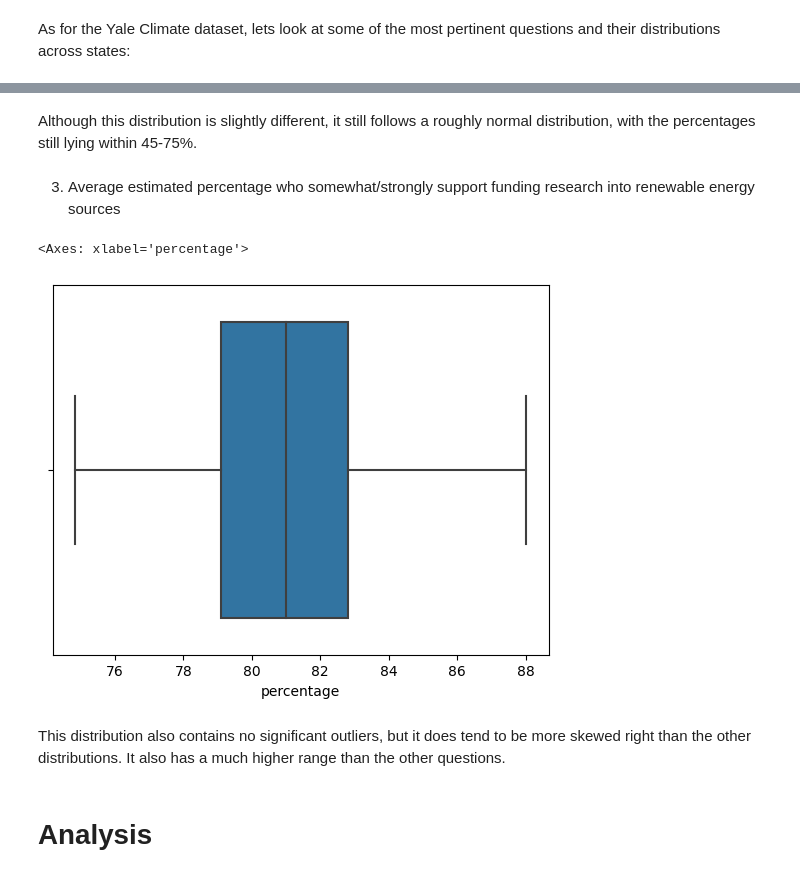
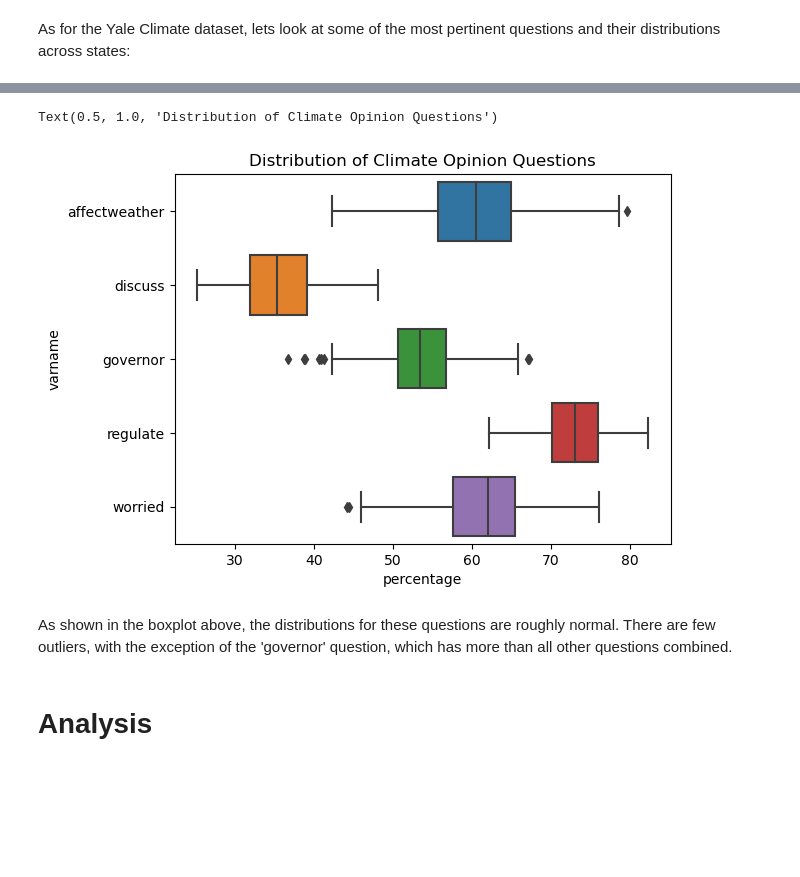
Before and after one commit to ncolebank12/math189-proj, a Jupyter notebook: project.ipynb, the cells around one changed output, grey strips where cells are left out. Drawn from its saved outputs; the diff is of its cells as text; code cells hidden in the pictures; blank space fills up the shorter version.

Commit message:
Added data info, annotated analysis and eda sections

```diff
--- a/project.ipynb
+++ b/project.ipynb
@@ -761,15 +743,12 @@ sns.boxplot(data=worried, x='percentage')
-# %% [markdown]
-Although this distribution is slightly different, it still follows a roughly normal distribution, with the percentages still lying within 45-75%.
-# %% [markdown]
-3. Average estimated percentage who somewhat/strongly support funding research into renewable energy sources
-# %%
-research = yale_climate[yale_climate['varname'] == 'fundrenewables'].groupby('geoname').mean(numeric_only=True)
-sns.boxplot(data=research, x='percentage')
-# %% [output]
-<Axes: xlabel='percentage'>
-[figure, removed]
-# %% [markdown]
-This distribution also contains no significant outliers, but it does tend to be more skewed right than the other distributions. It also has a much higher range than the other questions.
+# %%
+questions_df = yale_climate[yale_climate['varname'].isin(research_questions)]
+sns.boxplot(data=questions_df, x='percentage', y='varname')
+plt.title('Distribution of Climate Opinion Questions')
+# %% [output]
+Text(0.5, 1.0, 'Distribution of Climate Opinion Questions')
+[figure, added]
+# %% [markdown]
+As shown in the boxplot above, the distributions for these questions are roughly normal. There are few outliers, with the exception of the 'governor' question, which has more than all other questions combined.
 # %% [markdown]
 # Analysis
 # %% [markdown]
```
Also changed, not shown: parts of 29 cells of this notebook.
